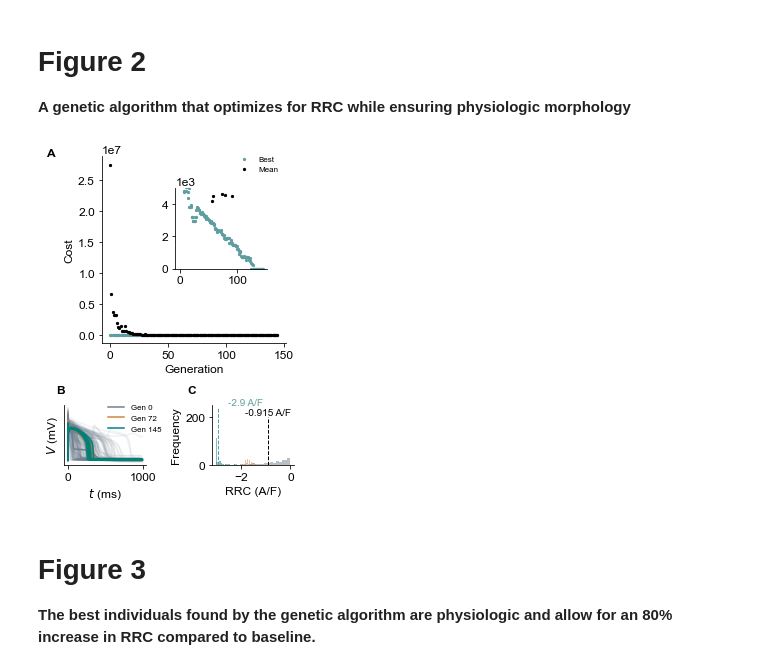
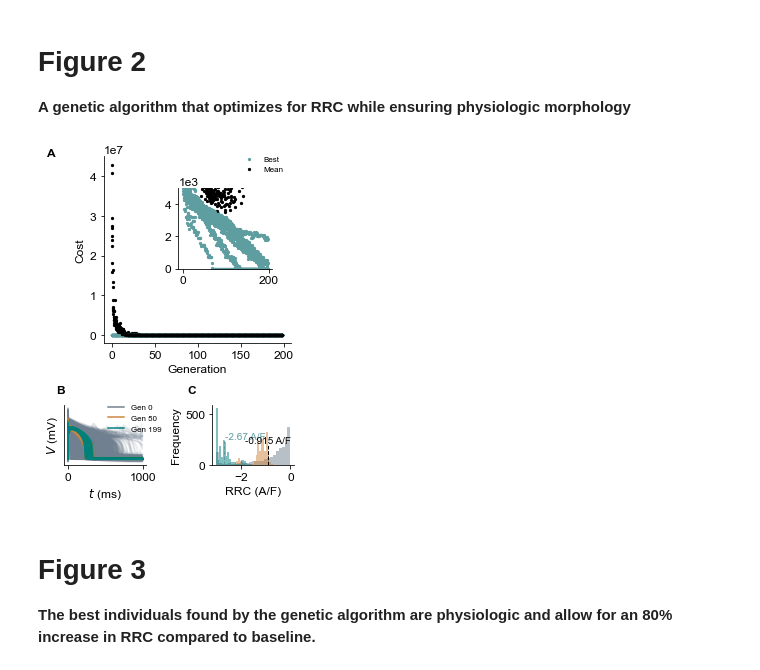
Before and after one commit to Christini-Lab/rrc-conductance-profile, a Jupyter notebook: reproduce_figures copy.ipynb, the cells around one changed output. Drawn from its saved outputs; the diff is of its cells as text; code cells hidden in the pictures.

```diff
--- a/reproduce_figures copy.ipynb
+++ b/reproduce_figures copy.ipynb
@@ -4,15 +4,9 @@
 # %%
 # IMPORT FUNCTIONS
 import pandas as pd
-import pickle
-import myokit.lib.plots as mp
-from scipy.stats import spearmanr
-from matplotlib.patches import Rectangle
 from matplotlib.gridspec import GridSpec
 from matplotlib.ticker import ScalarFormatter
 import numpy as np
-from important_functions import get_torord_phys_data, add_scalebar, generate_alldata
-from mpl_toolkits.axes_grid1.anchored_artists import AnchoredSizeBar
 import matplotlib.pyplot as plt
 
 ##########################################################################################################################################################
@@ -34,13 +28,15 @@ yScalarFormatter.set_powerlimits((0,0))
 ##########################################################################################################################################################
 # LOAD DATA
 
-
-data_path = '../new_ga_data/'
+data_path = '../new_ga_data/data/'
 figures_path = '../new_ga_data/figures/'
 
-all_trials =  generate_alldata(data_path, trials = ['trial3'])
+#all_trials =  generate_alldata(data_path, trials = ['trial1', 'trial2', 'trial3', 'trial4', 'trial5', 'trial6', 'trial7', 'trial8', 'trial9', 'trial10'])
+#all_trials.to_csv(data_path+'all_trials.csv')
+all_trials = pd.read_csv(data_path+'all_trials.csv')
+all_trials_old = pd.read_csv('./data/all_data.csv.bz2')
 
-fig2_data = all_trials[(all_trials['gen']==0) | (all_trials['gen']==72) | (all_trials['gen']==145)]
+fig2_data = all_trials[(all_trials['gen']==0) | (all_trials['gen']==50) | (all_trials['gen']==199)]
 fig2_data = fig2_data[fig2_data['rrc']!=5.000000e+07]
 fig2_data = fig2_data[['gen', 'trial', 'fitness', 'rrc', 't', 'v', 'cai']]
 
@@ -98,7 +94,7 @@ axs4_in.ticklabel_format(axis="y", style="sci", scilimits=(0,0))
 
 ##########################################################################################################################################################
 # B) AP and C) RRC PLOTs
-gens = [0, 72, 145]
+gens = [0, 50, 199]
 colors = ['slategrey', 'peru', 'teal']
 for g in list(range(0, len(gens))):
     #HISTOGRAM
@@ -113,34 +109,34 @@ for g in list(range(0, len(gens))):
         if i == len(fig2_data[fig2_data['gen']==gens[g]]['gen'])-1:
             axs5[0].plot(eval(ind['t']), eval(ind['v']), color = colors[g], label = 'Gen '+str(gens[g]))
 
 axs5[0].set_ylabel('$V$ (mV)')
 axs5[0].set_xlabel('$t$ (ms)')
 axs5[0].tick_params(left=False)
 axs5[0].tick_params(labelleft=False)
 axs5[0].legend(frameon=False, loc = (0.5,0.5), fontsize=8)
 
 axs5[1].set_ylabel('Frequency')
 axs5[1].set_xlabel('RRC (A/F)')
 
 # ANNOTATION
 mean_rrc = np.mean(-fig2_data[fig2_data['gen']==gens[-1]]['rrc']*10)
 axs5[1].plot([mean_rrc, mean_rrc], [0, 240], color = 'cadetblue', linestyle = 'dashed', linewidth= 1)
 axs5[1].annotate(str(round(mean_rrc, 2))+' A/F', (-1.8, 250), ha='center', fontsize = 10, color = 'cadetblue')
 axs5[1].plot([-0.915, -0.915], [0, 200], color = 'black', linestyle = 'dashed', linewidth= 1)
 axs5[1].annotate('-0.915 A/F', (-0.915, 210), ha='center', fontsize = 10, color = 'black')
 
 ##########################################################################################################################################################
 # LETTER LABELS
 axs4.text(-0.3, 1, 'A', transform=axs4.transAxes, weight='bold')
 axs5[0].text(-0.1, 1.2, 'B', transform=axs5[0].transAxes, weight='bold')
 axs5[1].text(-0.3, 1.2, 'C', transform=axs5[1].transAxes, weight='bold')
 
 ##########################################################################################################################################################
 # SAVE FIGURE
 plt.savefig(figures_path+'fig2.pdf', trasparent=True)
 plt.savefig(figures_path+'fig2.png', trasparent=True)
 # %% [output]
-[figure, old version]
+[figure, new version]
 # %% [markdown]
 # Figure 3
 **The best individuals found by the genetic algorithm are physiologic and allow for an 80% increase in RRC compared to baseline.**
```
Also changed, not shown: parts of 7 cells of this notebook, 4 other files.
